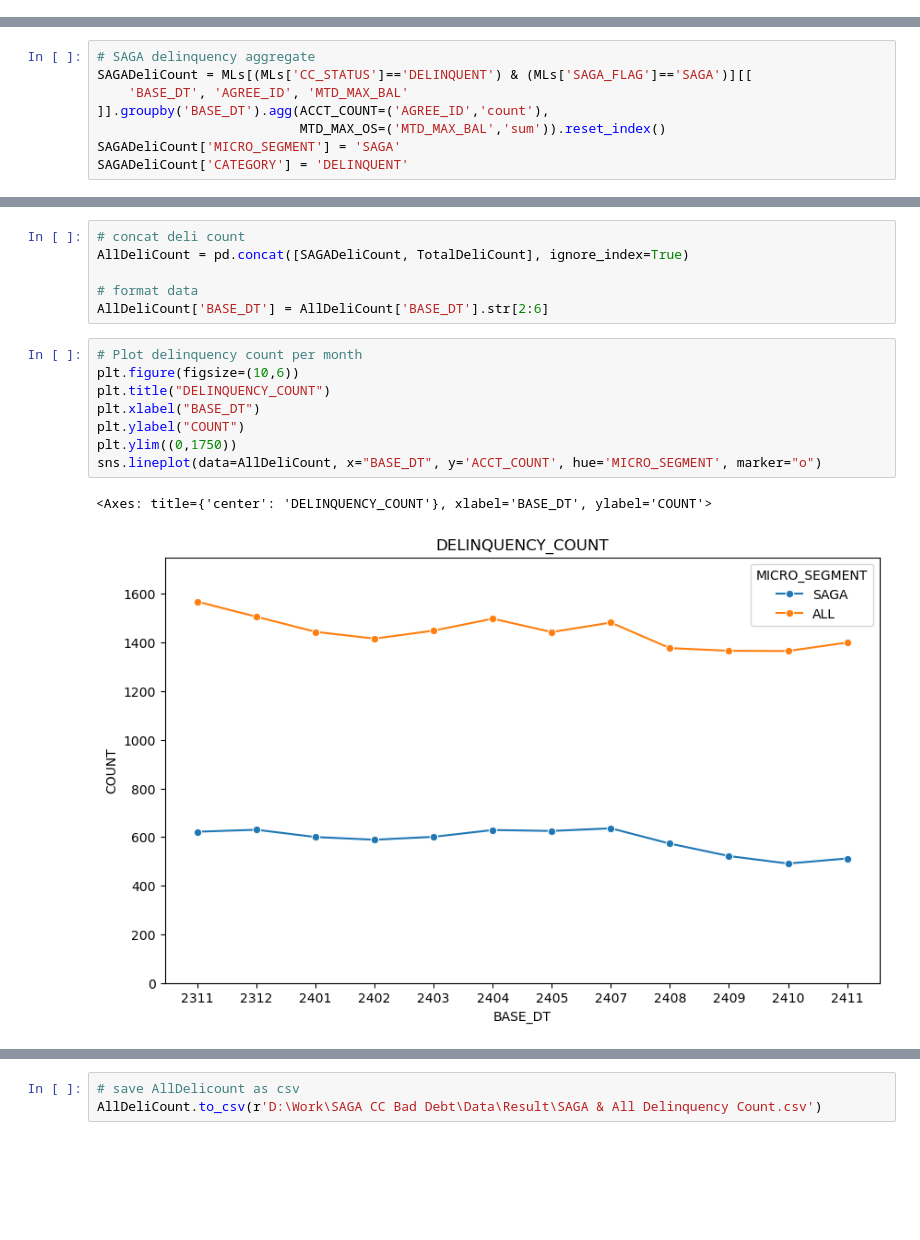
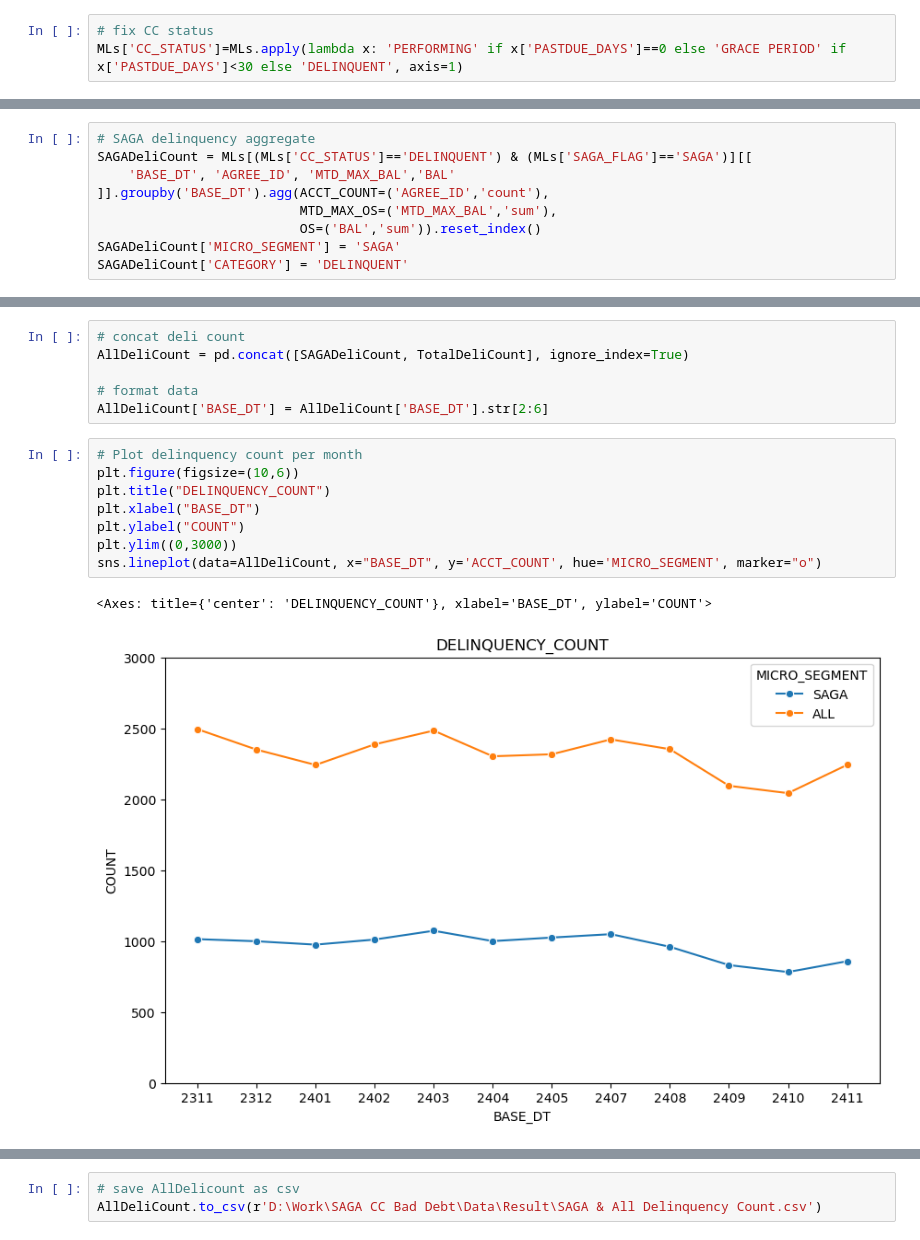
Before and after one commit to Sinxisx/Credit-Card-Analysis, a Jupyter notebook: Scratch.ipynb, the cells around one changed output, grey strips where cells are left out. Cells and saved outputs as stored; diff of their text form; blank space fills up the shorter version.

```diff
--- a/Scratch.ipynb
+++ b/Scratch.ipynb
@@ -164,6 +149,9 @@ MLs.to_pickle(r'D:\Work\SAGA CC Bad Debt\Data\ML_2311-2410_New.pkl')
 # %%
 # read df as pickle
 MLs = pd.read_pickle(r'D:\Work\SAGA CC Bad Debt\Data\ML_2311-2410_New.pkl')
+# %%
+# fix CC status
+MLs['CC_STATUS']=MLs.apply(lambda x: 'PERFORMING' if x['PASTDUE_DAYS']==0 else 'GRACE PERIOD' if x['PASTDUE_DAYS']<30 else 'DELINQUENT', axis=1)
 # %% [markdown]
 ## 1. By Account
 # %%
@@ -221,9 +207,10 @@ Name: count, dtype: int64
 # %%
 # SAGA delinquency aggregate
 SAGADeliCount = MLs[(MLs['CC_STATUS']=='DELINQUENT') & (MLs['SAGA_FLAG']=='SAGA')][[
-    'BASE_DT', 'AGREE_ID', 'MTD_MAX_BAL'
+    'BASE_DT', 'AGREE_ID', 'MTD_MAX_BAL','BAL'
 ]].groupby('BASE_DT').agg(ACCT_COUNT=('AGREE_ID','count'),
-                          MTD_MAX_OS=('MTD_MAX_BAL','sum')).reset_index()
+                          MTD_MAX_OS=('MTD_MAX_BAL','sum'),
+                          OS=('BAL','sum')).reset_index()
 SAGADeliCount['MICRO_SEGMENT'] = 'SAGA'
 SAGADeliCount['CATEGORY'] = 'DELINQUENT'
 # %%
@@ -275,14 +262,14 @@ AllDeliCount['BASE_DT'] = AllDeliCount['BASE_DT'].str[2:6]
 # %%
 # Plot delinquency count per month
 plt.figure(figsize=(10,6))
 plt.title("DELINQUENCY_COUNT")
 plt.xlabel("BASE_DT")
 plt.ylabel("COUNT")
-plt.ylim((0,1750))
+plt.ylim((0,3000))
 sns.lineplot(data=AllDeliCount, x="BASE_DT", y='ACCT_COUNT', hue='MICRO_SEGMENT', marker="o")
 # %% [output]
 <Axes: title={'center': 'DELINQUENCY_COUNT'}, xlabel='BASE_DT', ylabel='COUNT'>
-[figure, old version]
+[figure, new version]
 # %%
 # Plot delinquent OS per month
 plt.figure(figsize=(10,6))
```
Also changed, not shown: parts of 21 cells of this notebook, 2 other files.
